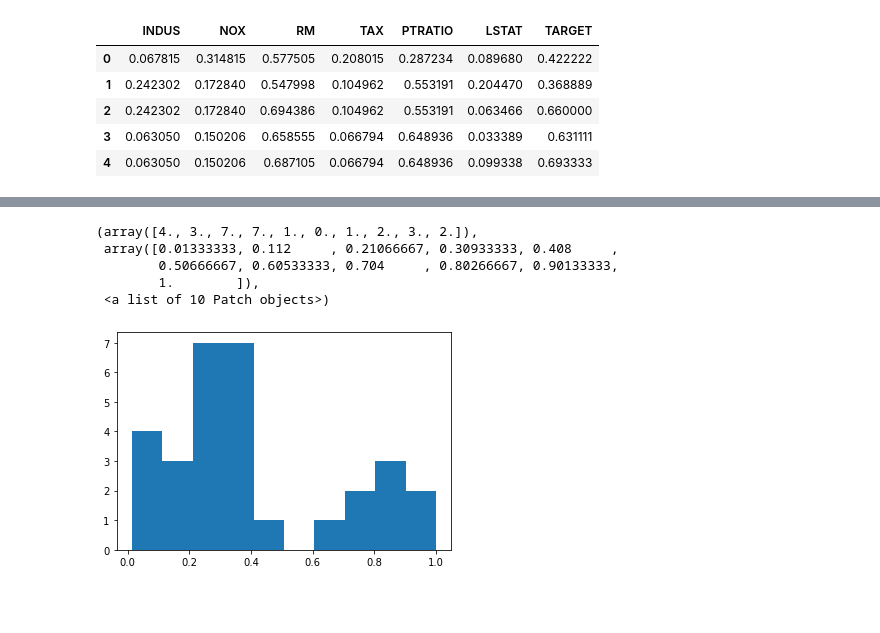
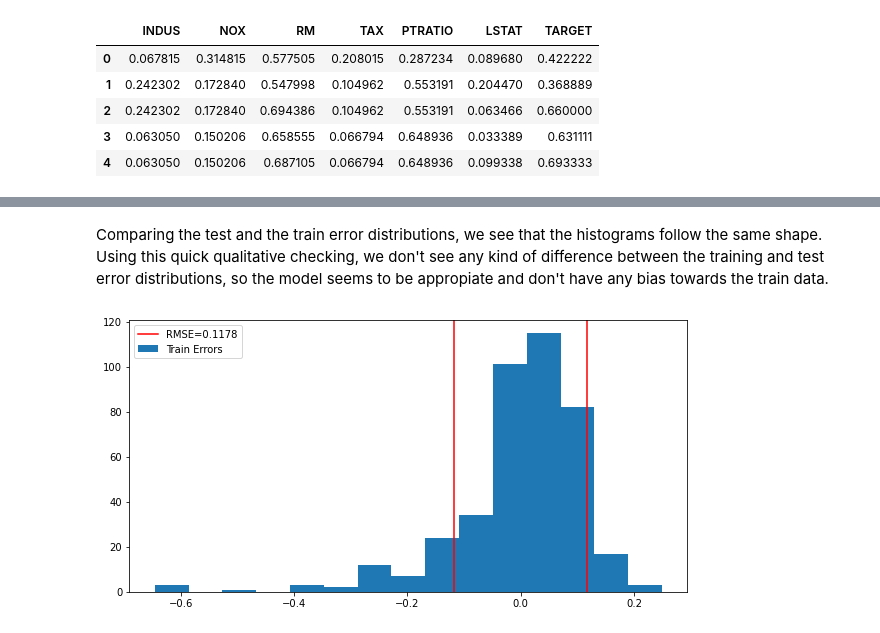
Before and after one commit to nachordo/boston_linear_regression, a Jupyter notebook: boston_housing.ipynb, the cells around one changed output, grey strips where cells are left out. Cells and saved outputs as stored; diff of their text form; code cells hidden in the pictures; blank space fills up the shorter version.

```diff
--- a/boston_housing.ipynb
+++ b/boston_housing.ipynb
@@ -372,10 +361,10 @@ plt.legend();
-# %%
-outliers_i = yn_test[abs(yn_predict-yn_test) > rms]
-plt.hist(outliers_i);
-# %% [output]
-(array([4., 3., 7., 7., 1., 0., 1., 2., 3., 2.]),
- array([0.01333333, 0.112     , 0.21066667, 0.30933333, 0.408     ,
-        0.50666667, 0.60533333, 0.704     , 0.80266667, 0.90133333,
-        1.        ]),
- <a list of 10 Patch objects>)
-[figure, removed]
+# %% [markdown]
+Comparing the test and the train error distributions, we see that the histograms follow the same shape. Using this quick qualitative checking, we don't see any kind of difference between the training and test error distributions, so the model seems to be appropiate and don't have any bias towards the train data.
+# %%
+plt.figure(figsize=(10,5))
+plt.axvline(x=rms,color="r")
+plt.axvline(x=-rms,color="r",label=f"RMSE={round(rms,4)}")
+plt.hist(multi_lm.predict(xn_train)-yn_train,bins=15,label="Train Errors")
+plt.legend();
+# %% [output]
+[figure, added]
```
Also changed, not shown: parts of 16 cells of this notebook.
